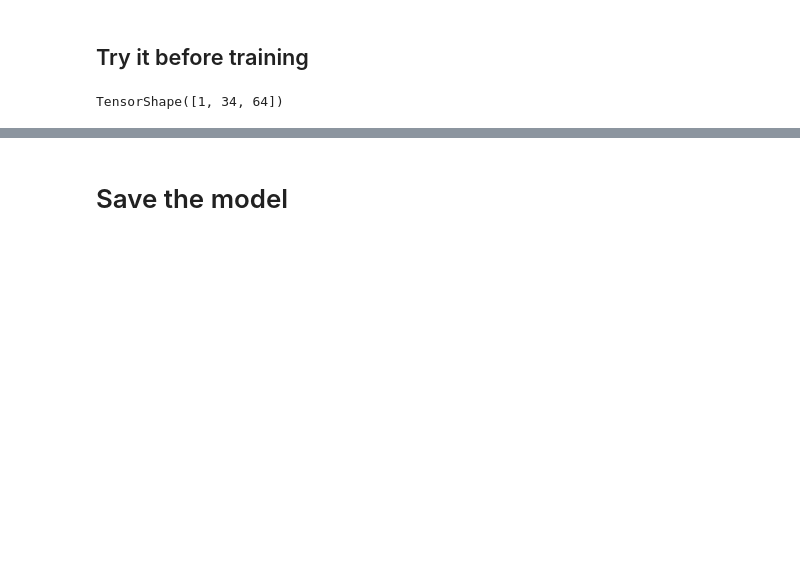
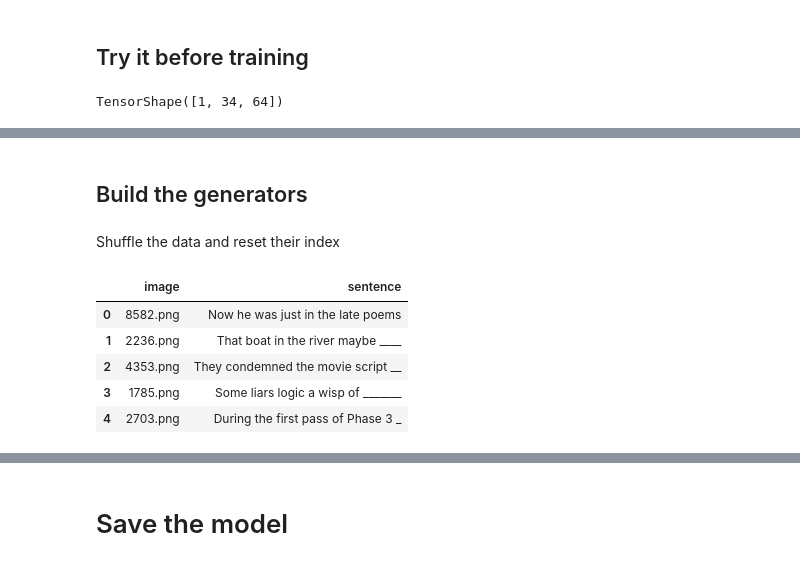
Before and after one commit to MostafaGazar/line-reader, a Jupyter notebook: notebooks/05-lines-all-conv-predictor.ipynb, the cells around one changed output, grey strips where cells are left out. Drawn from its saved outputs; the diff is of its cells as text; code cells hidden in the pictures; blank space fills up the shorter version.

```diff
--- a/notebooks/05-lines-all-conv-predictor.ipynb
+++ b/notebooks/05-lines-all-conv-predictor.ipynb
@@ -196,0 +201,14 @@ Whe e _  e  _e e_ste ee __________
+# %% [markdown]
+## Build the generators
+# %% [markdown]
+Shuffle the data and reset their index
+# %%
+df = df.sample(frac=1).reset_index(drop=True)
+df.head()
+# %% [output]
+|  | image | sentence |
+| 0 | 8582.png | Now he was just in the late poems |
+| 1 | 2236.png | That boat in the river maybe ____ |
+| 2 | 4353.png | They condemned the movie script __ |
+| 3 | 1785.png | Some liars logic a wisp of _______ |
+| 4 | 2703.png | During the first pass of Phase 3 _ |
```
Also changed, not shown: parts of 22 cells of this notebook, 12 other files.
